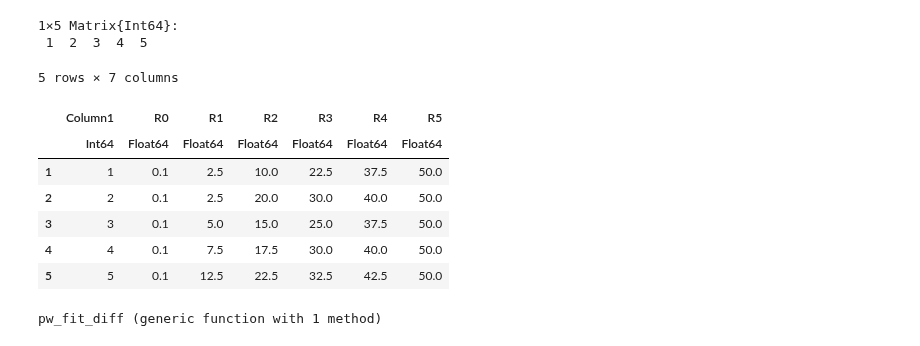
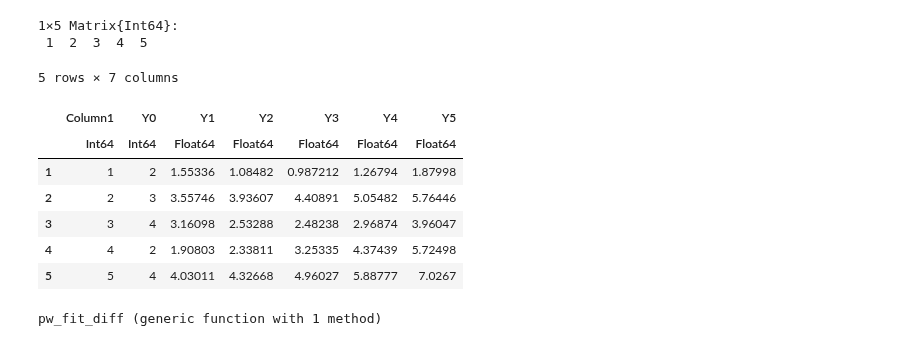
Before and after one commit to vyom-thakker/RoadmapsIAM, a Jupyter notebook: main-peicewise_trial.ipynb, the cells around one changed output. Drawn from its saved outputs; the diff is of its cells as text; code cells hidden in the pictures.

```diff
--- a/main-peicewise_trial.ipynb
+++ b/main-peicewise_trial.ipynb
@@ -125,17 +125,18 @@ rl_vals=[1 2 3 4 5]
 # %%
 inn_reg = CSV.File("./inn_reg.csv",header=1,delim=",") |> DataFrame
 inn_xrang = CSV.File("./inn_xrang.csv",header=1,delim=",") |> DataFrame
-inn_xrang[!,"R0"]=[0.1, 0.1, 0.1, 0.1, 0.1]
-inn_xrang
+inn_yrang = CSV.File("./inn_yrang.csv",header=1,delim=",") |> DataFrame
+inn_yrang[!,"Y0"]=-1*(innovations[!,"RL"].-5)
+inn_yrang
 # %% [output]
 5 rows × 7 columns
-|  | Column1 | R0 | R1 | R2 | R3 | R4 | R5 |
-|  | Int64 | Float64 | Float64 | Float64 | Float64 | Float64 | Float64 |
-| 1 | 1 | 0.1 | 2.5 | 10.0 | 22.5 | 37.5 | 50.0 |
-| 2 | 2 | 0.1 | 2.5 | 20.0 | 30.0 | 40.0 | 50.0 |
-| 3 | 3 | 0.1 | 5.0 | 15.0 | 25.0 | 37.5 | 50.0 |
-| 4 | 4 | 0.1 | 7.5 | 17.5 | 30.0 | 40.0 | 50.0 |
-| 5 | 5 | 0.1 | 12.5 | 22.5 | 32.5 | 42.5 | 50.0 |
+|  | Column1 | Y0 | Y1 | Y2 | Y3 | Y4 | Y5 |
+|  | Int64 | Int64 | Float64 | Float64 | Float64 | Float64 | Float64 |
+| 1 | 1 | 2 | 1.55336 | 1.08482 | 0.987212 | 1.26794 | 1.87998 |
+| 2 | 2 | 3 | 3.55746 | 3.93607 | 4.40891 | 5.05482 | 5.76446 |
+| 3 | 3 | 4 | 3.16098 | 2.53288 | 2.48238 | 2.96874 | 3.96047 |
+| 4 | 4 | 2 | 1.90803 | 2.33811 | 3.25335 | 4.37439 | 5.72498 |
+| 5 | 5 | 4 | 4.03011 | 4.32668 | 4.96027 | 5.88777 | 7.0267 |
 # %%
 function piecewise_fitted_parameters(i,t)
     if(t <= inn_xrang[i,3])
```
Also changed, not shown: parts of 18 cells of this notebook, 5 other files.
